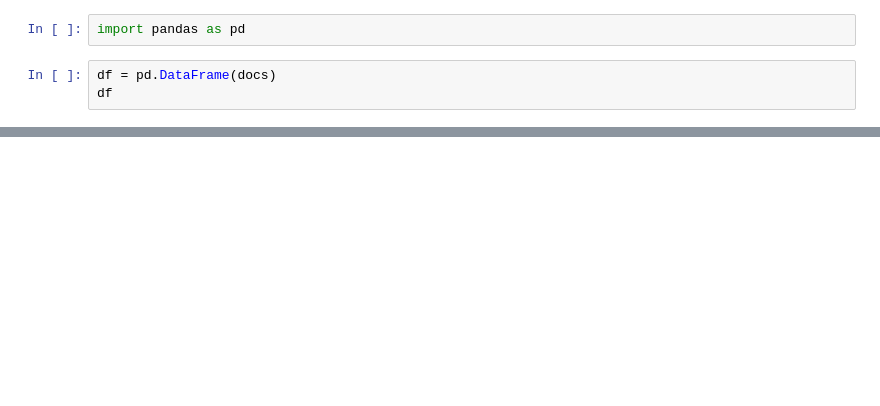
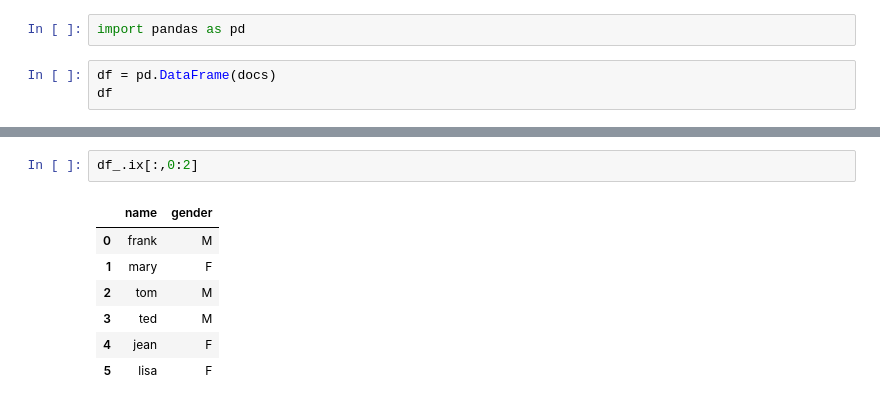
Before and after one commit to YuHsuanLin/pythonetl, a Jupyter notebook: cb102/CB102_20180802.ipynb, the cells around one changed output, grey strips where cells are left out. Saved outputs shown, nothing was run; the diff lists cells and outputs as text; blank space fills up the shorter version.

```diff
--- a/cb102/CB102_20180802.ipynb
+++ b/cb102/CB102_20180802.ipynb
@@ -75,0 +263,10 @@ df
+# %%
+df_.ix[:,0:2]
+# %% [output]
+|  | name | gender |
+| 0 | frank | M |
+| 1 | mary | F |
+| 2 | tom | M |
+| 3 | ted | M |
+| 4 | jean | F |
+| 5 | lisa | F |
```
Also changed, not shown: parts of 31 cells of this notebook.
